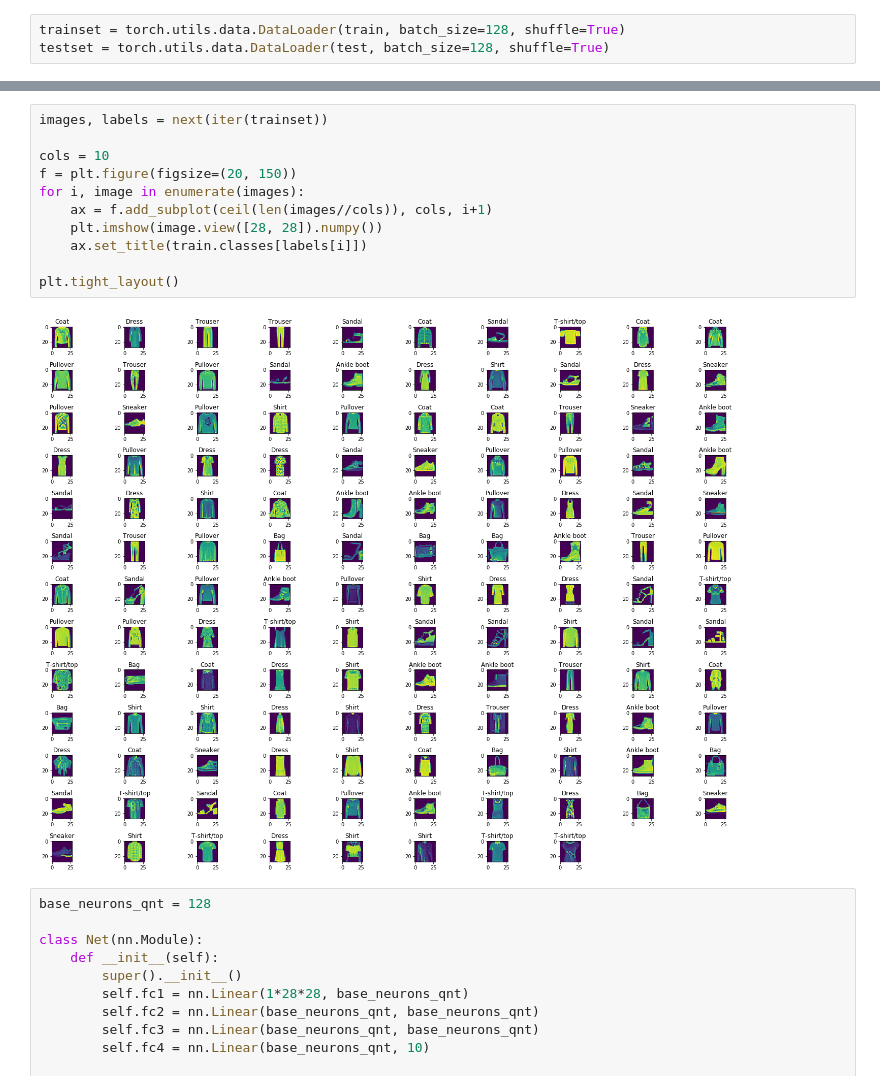
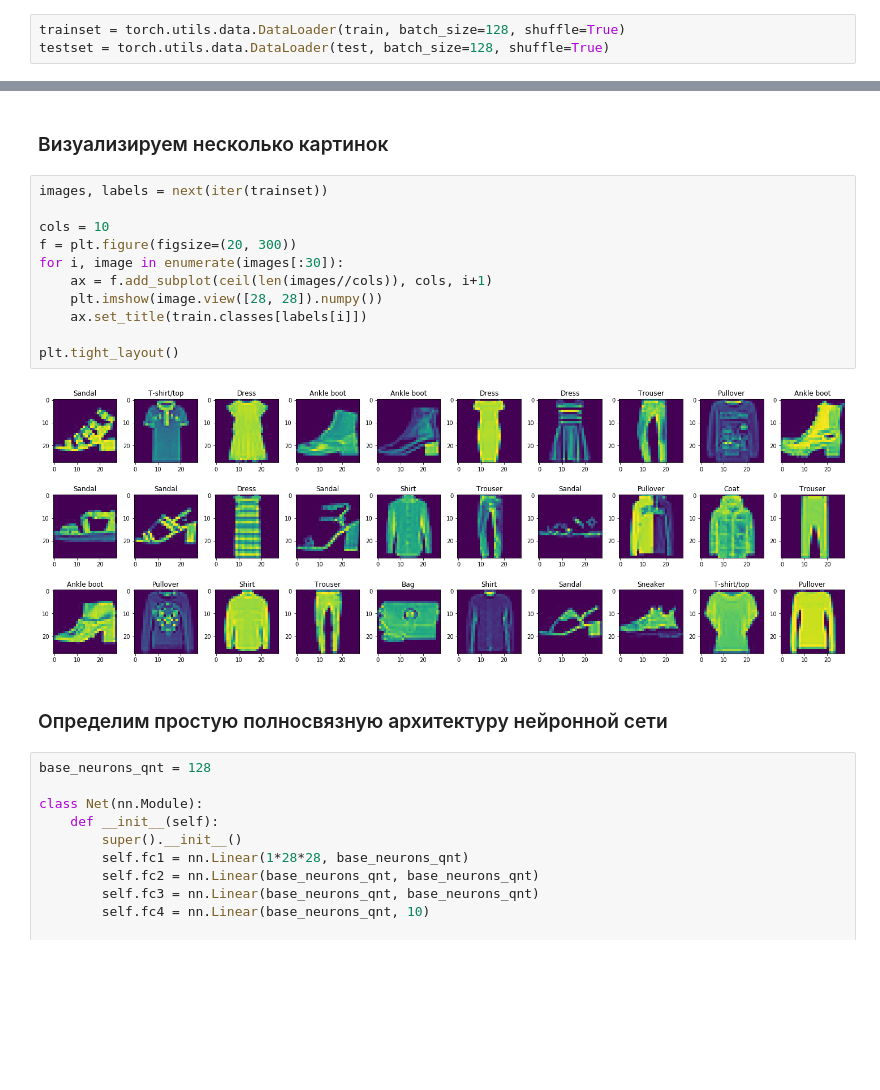
Before and after one commit to atercygnus/Otus-DeepLearningEngeneer, a Jupyter notebook: lesson3/overfitIt.ipynb, the cells around one changed output, grey strips where cells are left out. Saved outputs shown, nothing was run; the diff lists cells and outputs as text; blank space fills up the shorter version.

```diff
--- a/lesson3/overfitIt.ipynb
+++ b/lesson3/overfitIt.ipynb
@@ -29,16 +26,20 @@ trainset_nick = torch.utils.data.DataLoader(train_nick, batch_size=64, shuffle=T
+# %% [markdown]
+### Визуализируем несколько картинок
 # %%
 images, labels = next(iter(trainset))
 
 cols = 10
-f = plt.figure(figsize=(20, 150))
-for i, image in enumerate(images):
+f = plt.figure(figsize=(20, 300))
+for i, image in enumerate(images[:30]):
     ax = f.add_subplot(ceil(len(images//cols)), cols, i+1)
     plt.imshow(image.view([28, 28]).numpy())
     ax.set_title(train.classes[labels[i]])
 
 plt.tight_layout()
 # %% [output]
-[figure, old version]
+[figure, new version]
+# %% [markdown]
+### Определим простую полносвязную архитектуру нейронной сети
 # %%
 base_neurons_qnt = 128
 
```
Also changed, not shown: parts of 13 cells of this notebook.
